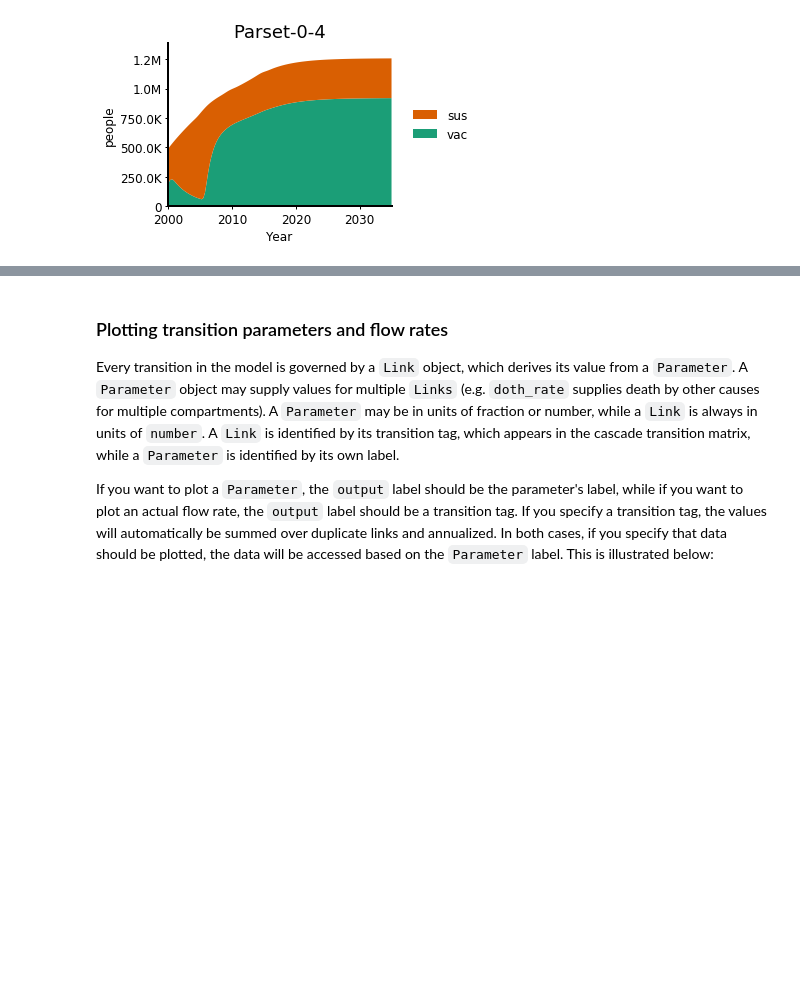
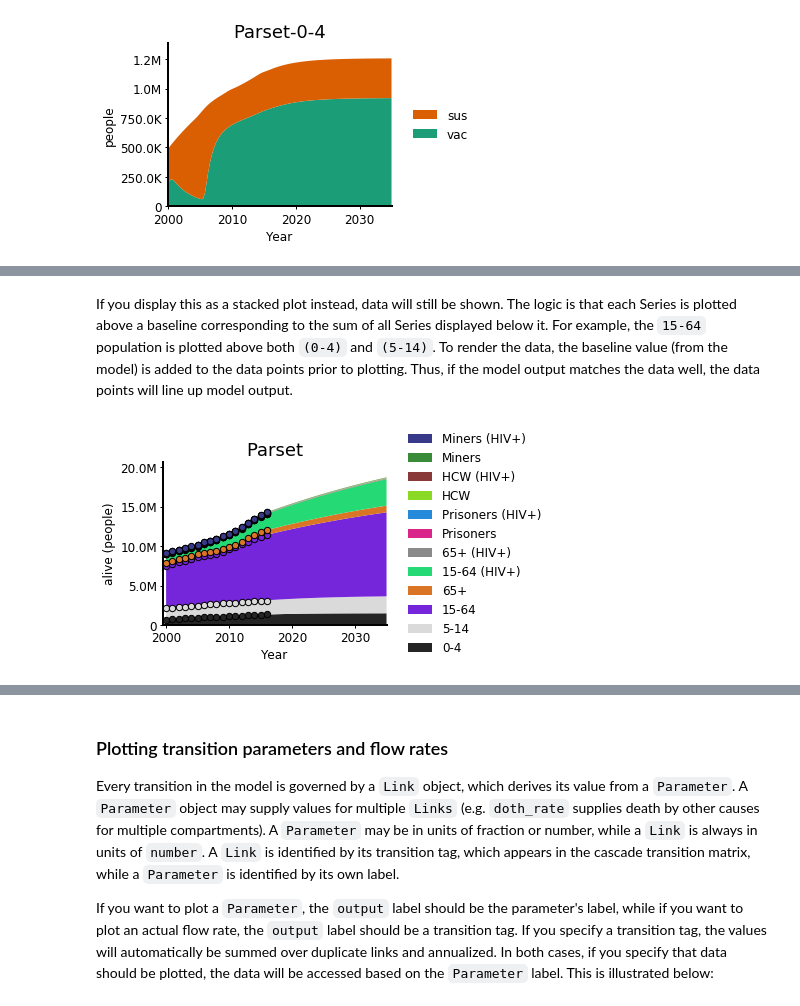
Before and after one commit to optimamodel/optima-tb, a Jupyter notebook: doc/plotting2.ipynb, the cells around one changed output, grey strips where cells are left out. Drawn from its saved outputs; the diff is of its cells as text; code cells hidden in the pictures; blank space fills up the shorter version.

```diff
--- a/doc/plotting2.ipynb
+++ b/doc/plotting2.ipynb
@@ -391,0 +401,6 @@ figs = oplt2.plotSeries(d,plot_type='stacked')
+# %% [markdown]
+If you display this as a stacked plot instead, data will still be shown. The logic is that each Series is plotted above a baseline corresponding to the sum of all Series displayed below it. For example, the `15-64` population is plotted above both `(0-4)` and `(5-14)`. To render the data, the baseline value (from the model) is added to the data points prior to plotting. Thus, if the model output matches the data well, the data points will line up model output.
+# %%
+figs = oplt2.plotSeries(d,axis='pops',plot_type='stacked',data=proj.data)
+# %% [output]
+[figure, added]
```
Also changed, not shown: parts of 18 cells of this notebook, 4 other files.
